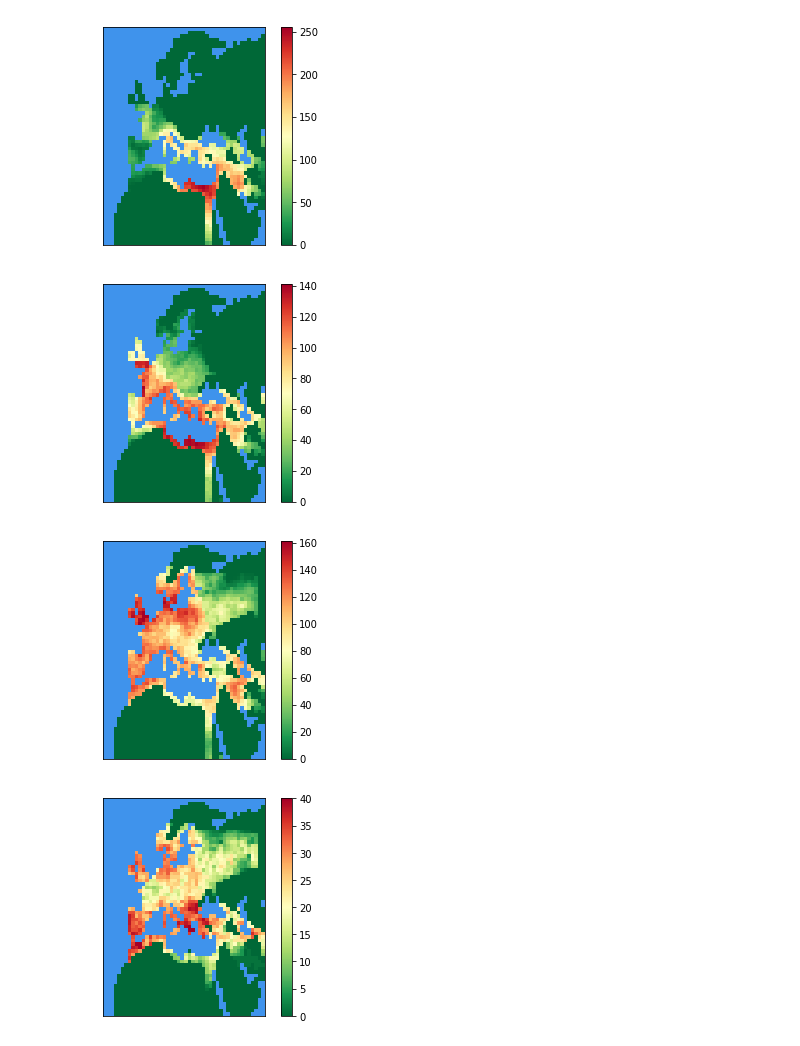
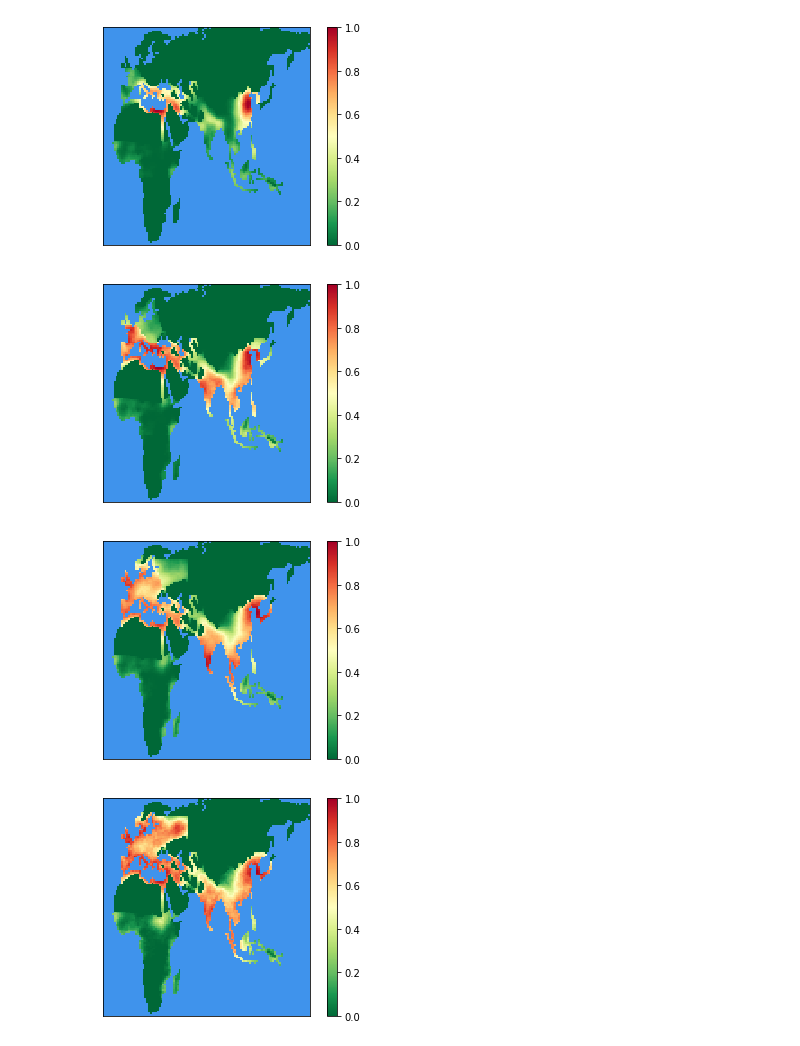
Before and after one commit to alan-turing-institute/guard, a Jupyter notebook: notebooks/population_correlation/population_correlation.ipynb, the cells around one changed output. Saved outputs shown, nothing was run; the diff lists cells and outputs as text; code cells hidden in the pictures.

```diff
--- a/notebooks/population_correlation/population_correlation.ipynb
+++ b/notebooks/population_correlation/population_correlation.ipynb
@@ -91,8 +72,8 @@ population.plot_heatmap(blur=blur, area=europe)
 # %%
 # Plot imperial density
-mean_impd.plot_all(area=europe)
+mean_impd.plot_all()
 # %% [output]
-[figure, old version]
+[figure, new version]
-[figure, old version]
+[figure, new version]
-[figure, old version]
+[figure, new version]
-[figure, old version]
+[figure, new version]
```
Also changed, not shown: parts of 4 cells of this notebook.
